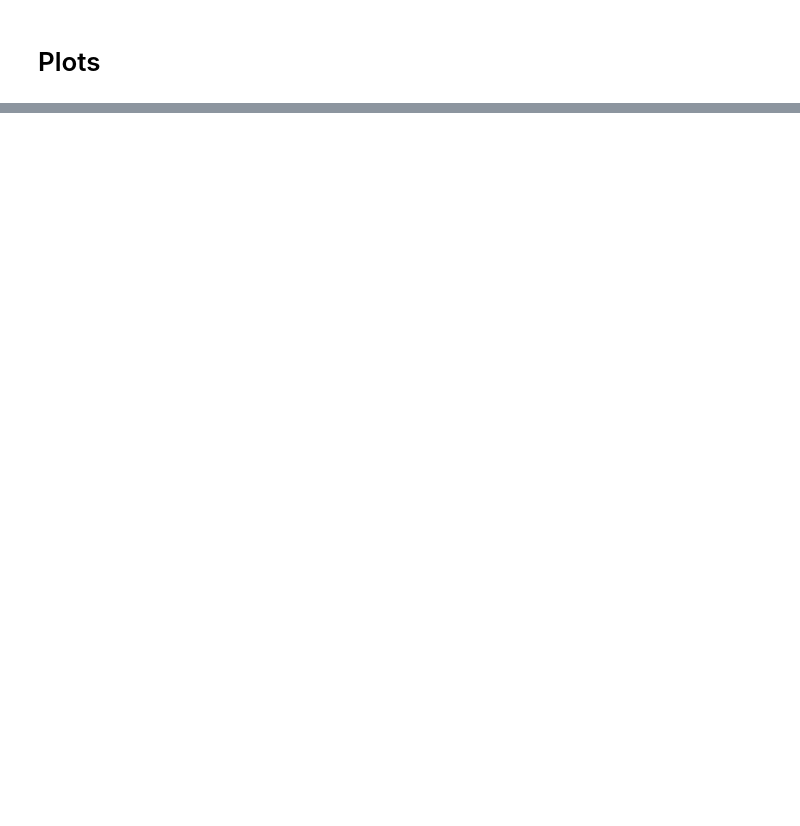
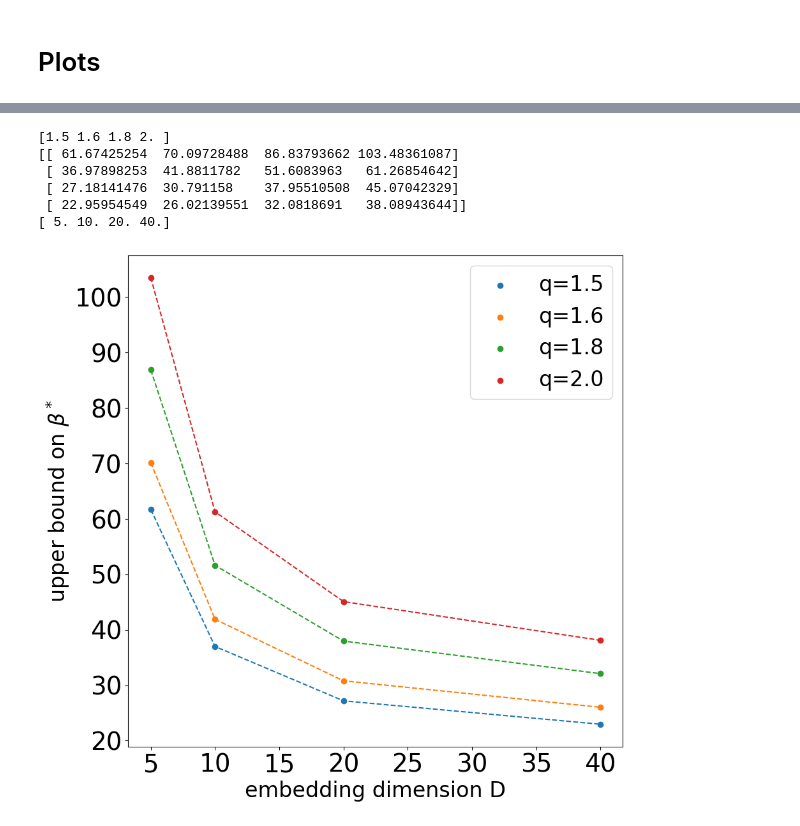
Before and after one commit to mjagadeesan/supply-side-equilibria, a Jupyter notebook: notebook.ipynb, the cells around one changed output, grey strips where cells are left out. Cells and saved outputs as stored; diff of their text form; code cells hidden in the pictures; blank space fills up the shorter version.

```diff
--- a/notebook.ipynb
+++ b/notebook.ipynb
@@ -487,0 +828,36 @@ plt.savefig('./Plots/beta-q', bbox_inches='tight')
+# %%
+import numpy as np
+import matplotlib.pyplot as plt
+
+# Read data from files
+betas = np.loadtxt('./Data/betas_small.txt')
+q_vals = np.loadtxt('./Data/q_vals_small.txt')
+dim_values = np.loadtxt('./Data/dim_values_small.txt')
+
+print(q_vals)
+print(betas)
+print(dim_values)
+width=10
+height = 10
+fig, ax = plt.subplots(figsize=(width, height))
+
+# Create a plot
+for i in range(len(q_vals)):
+    betas_val = betas[:, i]
+    plt.scatter(dim_values, betas_val, label='q='+str(q_vals[i]), color = 'C'+str(i))
+    plt.plot(dim_values, betas_val, '--', color = 'C'+str(i))
+
+plt.legend(fontsize=24)
+plt.xticks(fontsize=28)
+plt.yticks(fontsize=28)
+plt.xlabel('embedding dimension D', fontsize=24)
+plt.ylabel('upper bound on $\\beta^*$', fontsize=24)
+plt.savefig('./Plots/beta-q-small', bbox_inches='tight')
+# %% [output]
+[1.5 1.6 1.8 2. ]
+[[ 61.67425254  70.09728488  86.83793662 103.48361087]
+ [ 36.97898253  41.8811782   51.6083963   61.26854642]
+ [ 27.18141476  30.791158    37.95510508  45.07042329]
+ [ 22.95954549  26.02139551  32.0818691   38.08943644]]
+[ 5. 10. 20. 40.]
+[figure, added]
```
Also changed, not shown: parts of 25 cells of this notebook, 25 other files.
